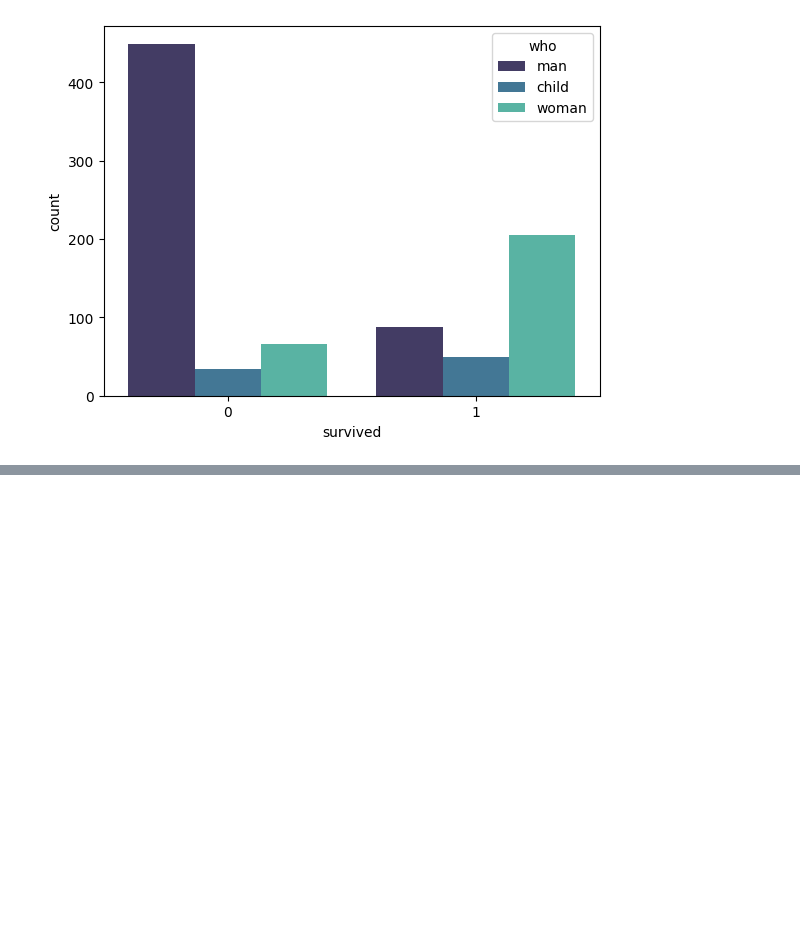
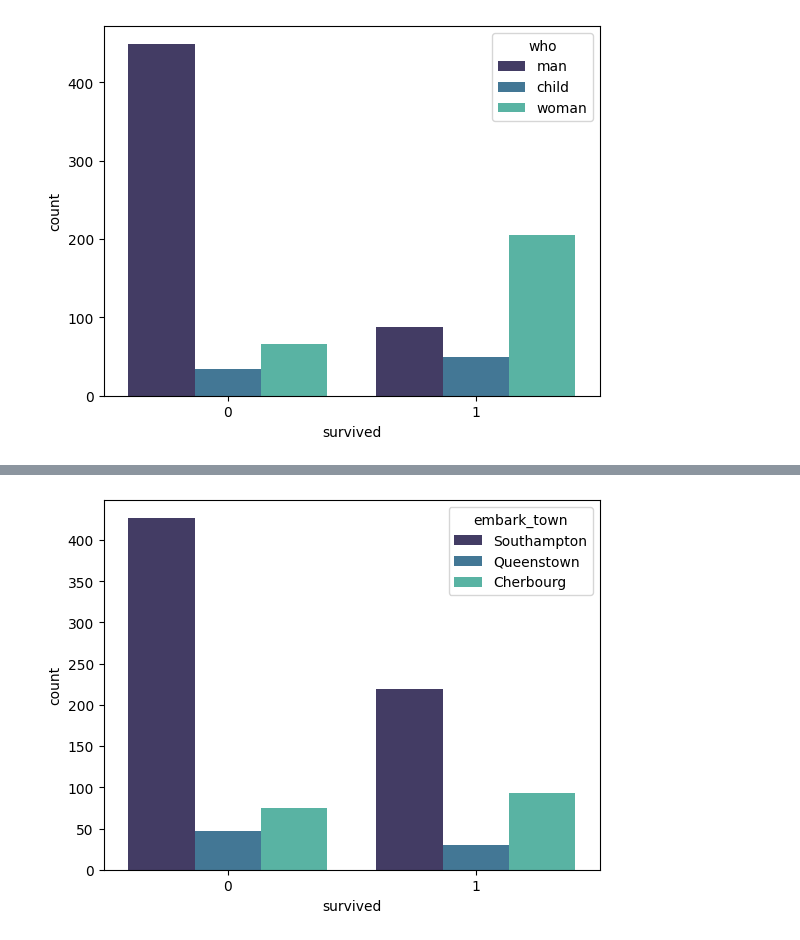
Before and after one commit to tshihab07/Titanic-Life-Prediction, a Jupyter notebook: preprocessing.ipynb, the cells around one changed output, grey strips where cells are left out. Saved outputs shown, nothing was run; the diff lists cells and outputs as text; code cells hidden in the pictures; blank space fills up the shorter version.

Commit message:
Add binary analysis for 'survived' and 'embark_town' using countplot

```diff
--- a/preprocessing.ipynb
+++ b/preprocessing.ipynb
@@ -445 +445,8 @@ plt.show()
 - The who feature is highly predictive of survival, especially when combined with other factors like pclass or alone.
+# %%
+# countplot for embark_town
+sns.countplot(df, x='survived', hue='embark_town', palette="mako")
+
+plt.show()
+# %% [output]
+[figure, added]
```
Also changed, not shown: parts of 3 cells of this notebook.
